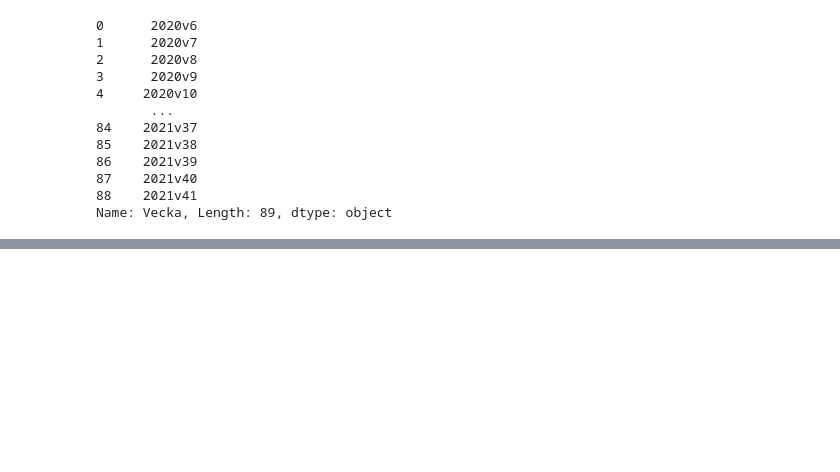
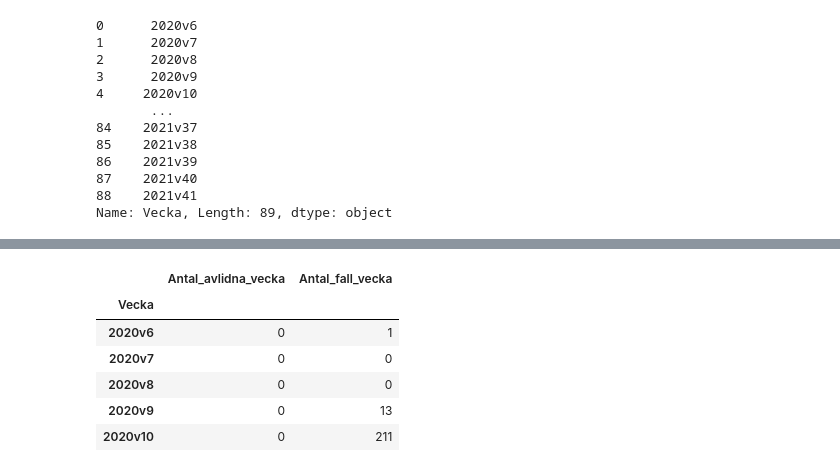
Before and after one commit to cseander/Databehandling-Christopher-Seander, a Jupyter notebook: Labs/Lab1.ipynb, the cells around one changed output, grey strips where cells are left out. Saved outputs shown, nothing was run; the diff lists cells and outputs as text; code cells hidden in the pictures; blank space fills up the shorter version.

```diff
--- a/Labs/Lab1.ipynb
+++ b/Labs/Lab1.ipynb
@@ -114,0 +130,10 @@ death_per_week.set(xlabel="Antal avlidna")
+# %%
+test.head()
+# %% [output]
+|  | Antal_avlidna_vecka | Antal_fall_vecka |
+| Vecka |  |  |
+| 2020v6 | 0 | 1 |
+| 2020v7 | 0 | 0 |
+| 2020v8 | 0 | 0 |
+| 2020v9 | 0 | 13 |
+| 2020v10 | 0 | 211 |
```
Also changed, not shown: parts of 3 cells of this notebook.
